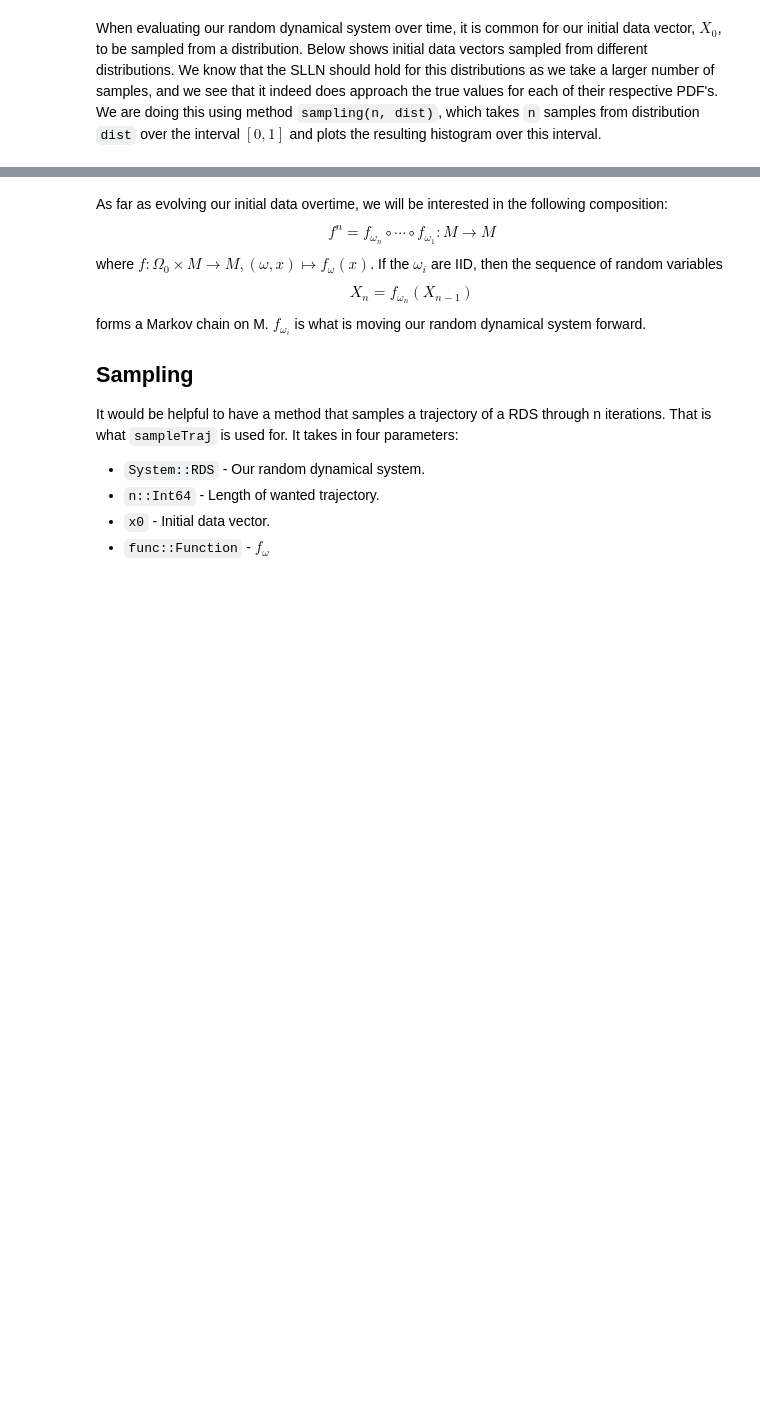
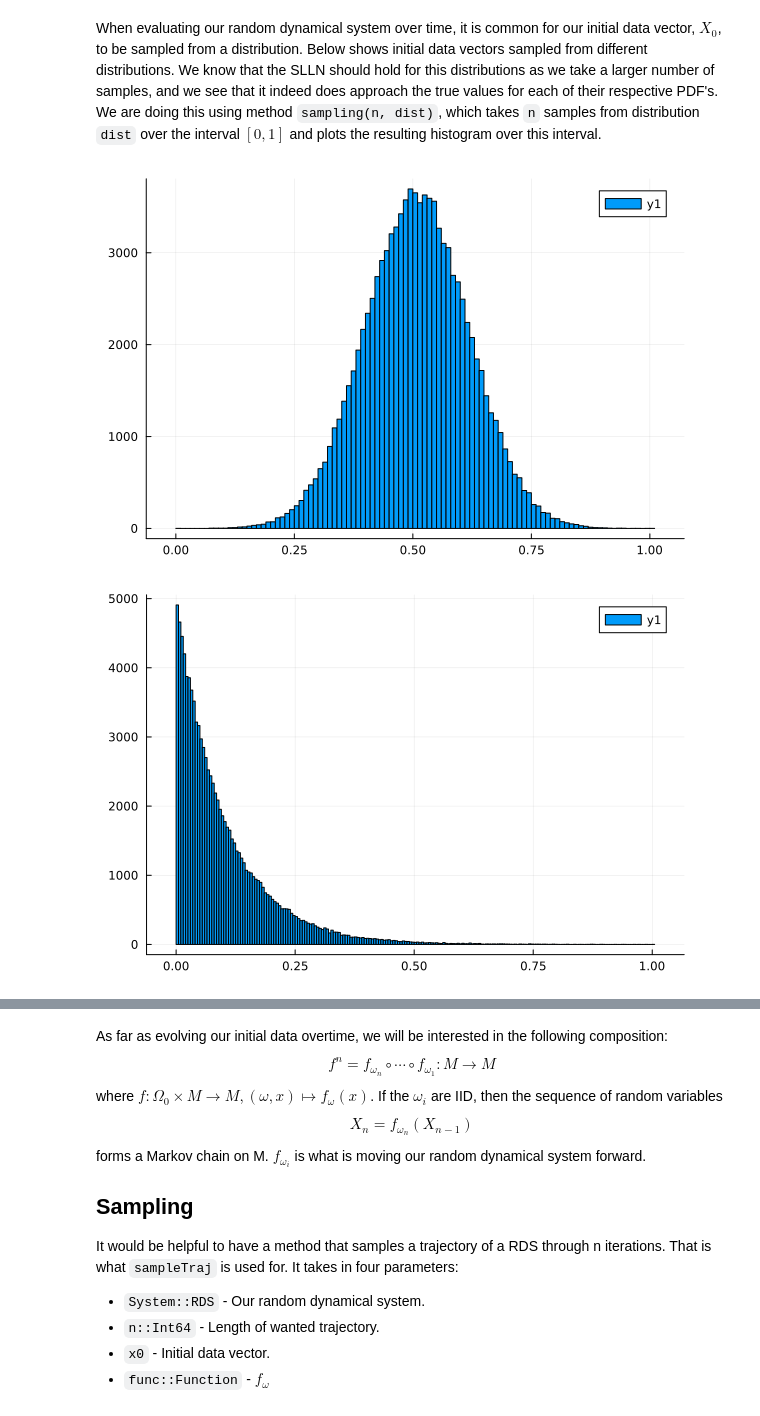
Before and after one commit to colbyshaw/RandomDynamics.jl, a Jupyter notebook: Presentation (Final).ipynb, the cells around one changed output, grey strips where cells are left out. Drawn from its saved outputs; the diff is of its cells as text; code cells hidden in the pictures; blank space fills up the shorter version.

```diff
--- a/Presentation (Final).ipynb
+++ b/Presentation (Final).ipynb
@@ -4,3 +4,12 @@
 Note: These functions and files as currently described will work with those found in the branch titled "colby" and "ethan," not "main."
 # %% [markdown]
 These two files must be included at the start of the file in order to import the correct packages being used and define the correct types and functions. In the "TypeRDS.jl" file, there are descriptions on how to define the Random Dynamical Systems (RDS) type being used below, along with methods to sample from them such as sampleTraj.
+# %%
+using Distributions, Plots
+
+function sampling(n::Int, distribution::Distribution)
+    samples = rand(distribution, n)  # Generate n samples from the specified distribution
+    transformed_samples = (samples .- minimum(samples)) / (maximum(samples) - minimum(samples))  # Transform samples to the interval [0, 1]
+    valid_samples = filter(x -> 0 ≤ x ≤ 1, transformed_samples)  # Filter out values outside [lower, upper]
+    return valid_samples
+end
@@ -56,6 +67,10 @@ RDS2(0.0, 1.0, 1, Normal{Float64}(μ=0.0, σ=1.0))
 When evaluating our random dynamical system over time, it is common for our initial data vector, $X_0$, to be sampled from a distribution. Below shows initial data vectors sampled from different distributions. We know that the SLLN should hold for this distributions as we take a larger number of samples, and we see that it indeed does approach the true values for each of their respective PDF's. We are doing this using method `sampling(n, dist)`, which takes `n` samples from distribution `dist` over the interval $[0,1]$ and plots the resulting histogram over this interval.
 # %%
 distributions = [Normal(), Exponential(), Chisq(8)]
+#distributions = [Normal(), Laplace(), Gamma(), InverseGamma(), Beta(), Erlang(), LogNormal()]
 for dist in distributions
-    display(histogram(sampling(1000000, dist)))
+    display(histogram(sampling(100000, dist)))
 end
+# %% [output]
+[figure, added]
+[figure, added]
```
Also changed, not shown: parts of 4 cells of this notebook.
